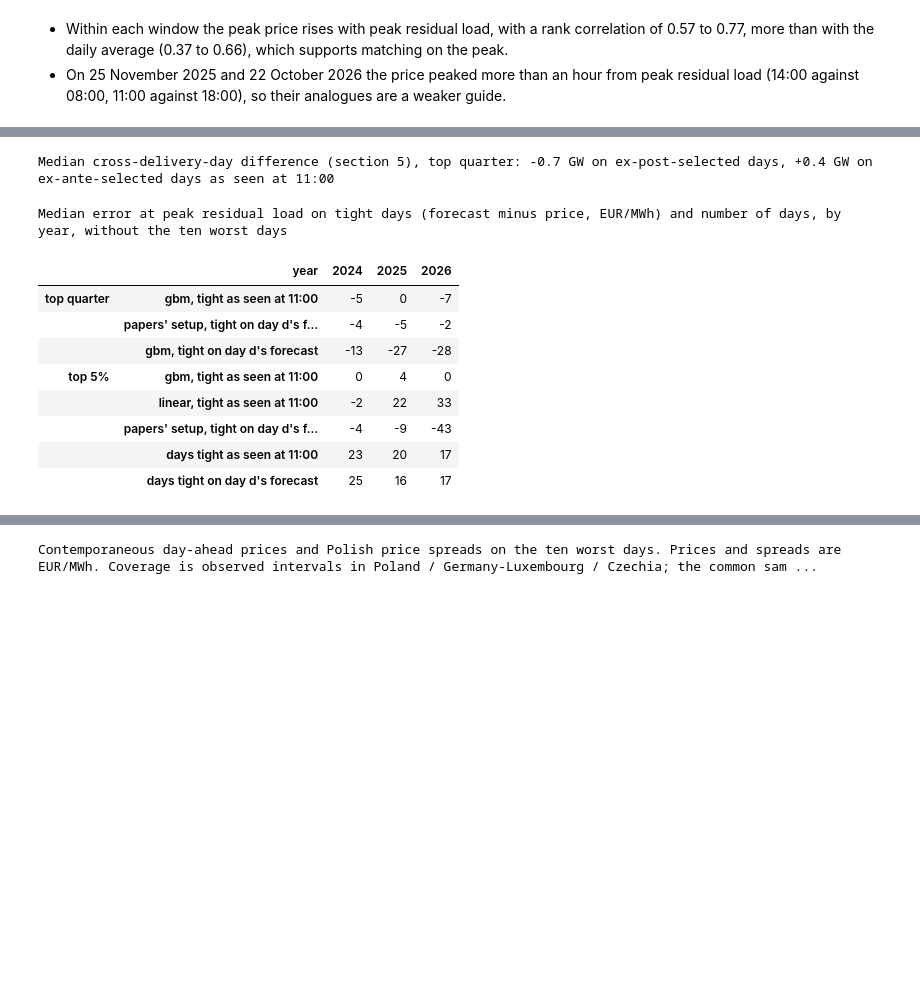
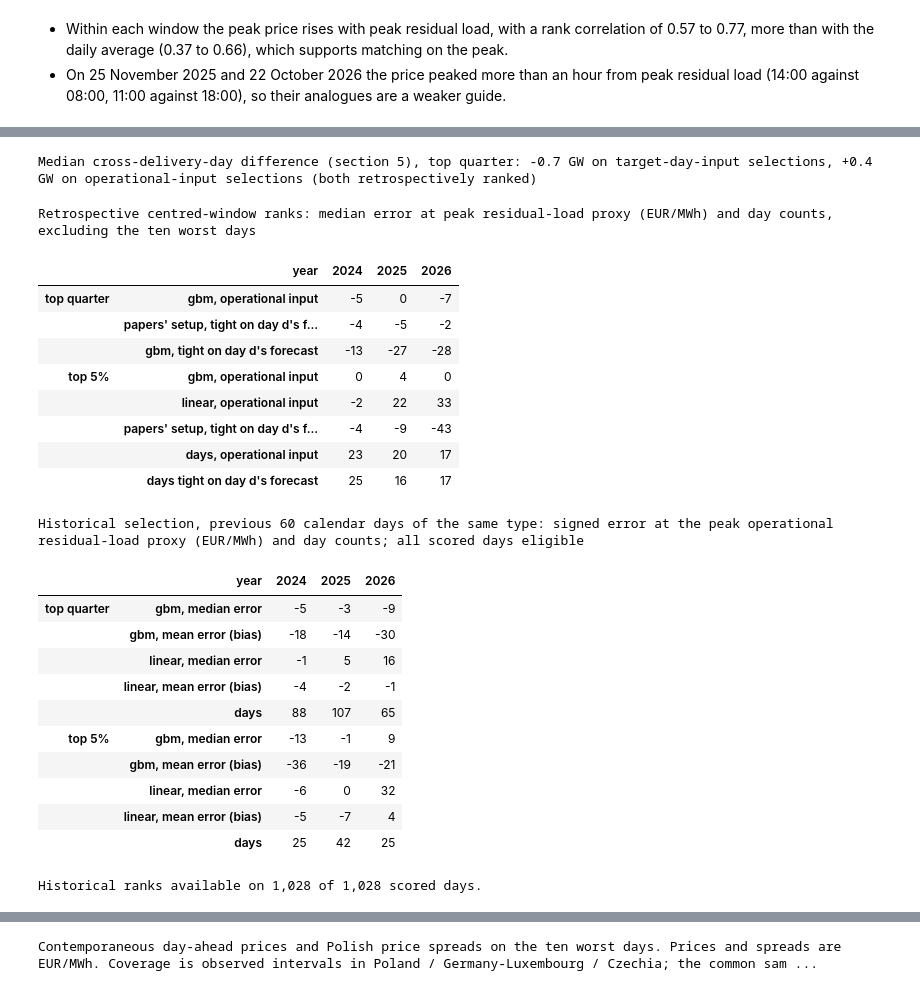
Before and after one commit to Tomek72/pl-dayahead, a Jupyter notebook: notebooks/02_error_analysis.ipynb, the cells around one changed output, grey strips where cells are left out. Drawn from its saved outputs; the diff is of its cells as text; code cells hidden in the pictures; blank space fills up the shorter version.

```diff
--- a/notebooks/02_error_analysis.ipynb
+++ b/notebooks/02_error_analysis.ipynb
@@ -25,14 +28,14 @@ from pl_dayahead.timeutils import LOCAL_TZ, day_label, delivery_index, is_holida
 
 use_notebook_style()  # the chart settings of both notebooks; each model keeps its colour in MODEL_COLOURS
 # %%
-con = store.connect()
+con = store.connect(read_only=True)
 predictions = con.sql('SELECT model, ts_utc, prediction, actual FROM predictions').df()
 hourly = con.sql('SELECT * FROM hourly').df()
 con.close()
 
 # The renewables forecast (wind plus solar) as the backtest builds it: renewables_fcst_lag_1d is the one gbm and
-# the linear model saw at 11:00, the forecast for the day before delivery; renewables_fcst is day d's own, published
-# at 18:00, which only the papers' setup is given. residual_load_fcst is the load forecast minus renewables_fcst.
+# the linear model saw at 11:00, the forecast for the day before delivery; renewables_fcst is day d's own, assumed available
+# at its 18:00 deadline, which only the papers' setup is given. residual_load_fcst is the load forecast minus renewables_fcst.
 features, _ = build_features(hourly)
 forecasts = hourly[['ts_utc', 'load_fcst', 'wind_fcst', 'solar_fcst', 'residual_load_fcst']].merge(
     features[['ts_utc', 'renewables_fcst', 'renewables_fcst_lag_1d']], on='ts_utc')
@@ -746,58 +757,93 @@ To test the under-forecast at tight hours across the whole backtest, the table t
 # %%
-# Robustness by year. Ex-ante selection uses residual load available at 11:00 for gbm and linear; ex-post
-# selection uses the target delivery day's renewables forecast for the papers' setup. gbm is also evaluated on
-# the ex-post-selected days to show the selection effect. Each day is ranked within its reference window; the ten
-# worst days are left out.
+# Retrospective comparison: both ranks use the centred reference window and exclude the ten worst days.
+# An operational input does not make this centred-window selection ex ante.
 peak_residual_hour_seen = hours.loc[hours.groupby('day')['residual_seen'].idxmax()].set_index('day')  # as gbm saw it
 per_day['residual_max_seen'] = peak_residual_hour_seen['residual_seen'] / MW_PER_GW
 per_day['gbm_err_seen'] = peak_residual_hour_seen['err_gbm']
 per_day['linear_err_seen'] = peak_residual_hour_seen['err_linear']
 
 
 def rank_in_window(column):
     # Each day's percentile within its own reference days.
     return pd.Series({day: 100 * (reference_days(day)[column] < per_day.loc[day, column]).mean() for day in per_day.index})
 
 
 def median_by_year(days, column):
     return days.groupby(days.index.year)[column].median()
 
 
 def count_by_year(days):
     return days.groupby(days.index.year).size()
 
 
 other_days = per_day.drop(worst.index).assign(rank_seen=rank_in_window('residual_max_seen'), rank_own=rank_in_window('residual_max'))
 quarter_seen, quarter_own = other_days[other_days['rank_seen'] >= 75], other_days[other_days['rank_own'] >= 75]
 top5_seen, top5_own = other_days[other_days['rank_seen'] >= 95], other_days[other_days['rank_own'] >= 95]
 robustness_by_year = pd.DataFrame({
-    ('top quarter', 'gbm, tight as seen at 11:00'): median_by_year(quarter_seen, 'gbm_err_seen'),
+    ('top quarter', 'gbm, operational input'): median_by_year(quarter_seen, 'gbm_err_seen'),
     ('top quarter', "papers' setup, tight on day d's forecast"): median_by_year(quarter_own, 'papers_err_peak'),
     ('top quarter', "gbm, tight on day d's forecast"): median_by_year(quarter_own, 'gbm_err_peak'),
-    ('top 5%', 'gbm, tight as seen at 11:00'): median_by_year(top5_seen, 'gbm_err_seen'),
-    ('top 5%', 'linear, tight as seen at 11:00'): median_by_year(top5_seen, 'linear_err_seen'),
+    ('top 5%', 'gbm, operational input'): median_by_year(top5_seen, 'gbm_err_seen'),
+    ('top 5%', 'linear, operational input'): median_by_year(top5_seen, 'linear_err_seen'),
     ('top 5%', "papers' setup, tight on day d's forecast"): median_by_year(top5_own, 'papers_err_peak'),
-    ('top 5%', 'days tight as seen at 11:00'): count_by_year(top5_seen),
+    ('top 5%', 'days, operational input'): count_by_year(top5_seen),
     ('top 5%', "days tight on day d's forecast"): count_by_year(top5_own),
 }).T.rename_axis(columns='year')
 
 # On the days picked by day d's forecast, how did that forecast compare with the one gbm saw?
 print(f"Median cross-delivery-day difference (section 5), top quarter: {renewables_by_day.loc[quarter_own.index, 'day_to_day_difference'].median():+.1f} GW "
-      f"on ex-post-selected days, {renewables_by_day.loc[quarter_seen.index, 'day_to_day_difference'].median():+.1f} GW on ex-ante-selected days "
-      f"as seen at 11:00")
-(robustness_by_year.style.format(whole)
- .pipe(captioned, 'Median error at peak residual load on tight days (forecast minus price, EUR/MWh) and number of days, '
-              'by year, without the ten worst days'))
+      f"on target-day-input selections, {renewables_by_day.loc[quarter_seen.index, 'day_to_day_difference'].median():+.1f} GW on operational-input selections "
+      f"(both retrospectively ranked)")
+display(robustness_by_year.style.format(whole)
+ .pipe(captioned, 'Retrospective centred-window ranks: median error at peak residual-load proxy (EUR/MWh) and day counts, '
+              'excluding the ten worst days'))
+
+# Historical selection uses all feature history, independent of prediction errors or scored-day exclusions.
+historical_inputs = features[['delivery_day', 'load_fcst', 'renewables_fcst_lag_1d']].copy()
+historical_inputs['proxy'] = (historical_inputs['load_fcst'] - historical_inputs['renewables_fcst_lag_1d']) / MW_PER_GW
+historical_peak = historical_inputs.groupby('delivery_day')['proxy'].max()
+historical_type = pd.Series(
+    (historical_peak.index.dayofweek >= 5) | is_holiday(historical_peak.index.to_series()).to_numpy(),
+    index=historical_peak.index,
+)
+historical_rank = historical_ranks(historical_peak, historical_type, lookback_days=60, minimum_days=10)
+historically_scored = per_day.join(historical_rank)  # no exclusion of worst days
+historical_rows = {}
+for label, cutoff in [('top quarter', 75), ('top 5%', 95)]:
+    selected = historically_scored[historically_scored['percentile'] >= cutoff]
+    for model in ['gbm', 'linear']:
+        errors = selected[f'{model}_err_seen']
+        historical_rows[(label, f'{model}, median error')] = errors.groupby(errors.index.year).median()
+        historical_rows[(label, f'{model}, mean error (bias)')] = errors.groupby(errors.index.year).mean()
+    historical_rows[(label, 'days')] = selected.groupby(selected.index.year).size()
+historical_summary = pd.DataFrame(historical_rows).T.rename_axis(columns='year')
+display(historical_summary.style.format(whole).pipe(captioned,
+    'Historical selection, previous 60 calendar days of the same type: signed error at the peak operational '
+    'residual-load proxy (EUR/MWh) and day counts; all scored days eligible'))
+print(f"Historical ranks available on {historically_scored['percentile'].notna().sum():,} of {len(per_day):,} scored days.")
 # %% [output]
-Median cross-delivery-day difference (section 5), top quarter: -0.7 GW on ex-post-selected days, +0.4 GW on ex-ante-selected days as seen at 11:00
+Median cross-delivery-day difference (section 5), top quarter: -0.7 GW on target-day-input selections, +0.4 GW on operational-input selections (both retrospectively ranked)
-Median error at peak residual load on tight days (forecast minus price, EUR/MWh) and number of days, by year, without the ten worst days
+Retrospective centred-window ranks: median error at peak residual-load proxy (EUR/MWh) and day counts, excluding the ten worst days
 |  | year | 2024 | 2025 | 2026 |
-| top quarter | gbm, tight as seen at 11:00 | -5 | 0 | -7 |
+| top quarter | gbm, operational input | -5 | 0 | -7 |
 |  | papers' setup, tight on day d's f... | -4 | -5 | -2 |
 |  | gbm, tight on day d's forecast | -13 | -27 | -28 |
-| top 5% | gbm, tight as seen at 11:00 | 0 | 4 | 0 |
-|  | linear, tight as seen at 11:00 | -2 | 22 | 33 |
+| top 5% | gbm, operational input | 0 | 4 | 0 |
+|  | linear, operational input | -2 | 22 | 33 |
 |  | papers' setup, tight on day d's f... | -4 | -9 | -43 |
-|  | days tight as seen at 11:00 | 23 | 20 | 17 |
+|  | days, operational input | 23 | 20 | 17 |
 |  | days tight on day d's forecast | 25 | 16 | 17 |
+Historical selection, previous 60 calendar days of the same type: signed error at the peak operational residual-load proxy (EUR/MWh) and day counts; all scored days eligible
+|  | year | 2024 | 2025 | 2026 |
+| top quarter | gbm, median error | -5 | -3 | -9 |
+|  | gbm, mean error (bias) | -18 | -14 | -30 |
+|  | linear, median error | -1 | 5 | 16 |
+|  | linear, mean error (bias) | -4 | -2 | -1 |
+|  | days | 88 | 107 | 65 |
+| top 5% | gbm, median error | -13 | -1 | 9 |
+|  | gbm, mean error (bias) | -36 | -19 | -21 |
+|  | linear, median error | -6 | 0 | 32 |
+|  | linear, mean error (bias) | -5 | -7 | 4 |
+|  | days | 25 | 42 | 25 |
+Historical ranks available on 1,028 of 1,028 scored days.
 # %% [markdown]
```
Also changed, not shown: parts of 21 cells of this notebook, 17 other files.
